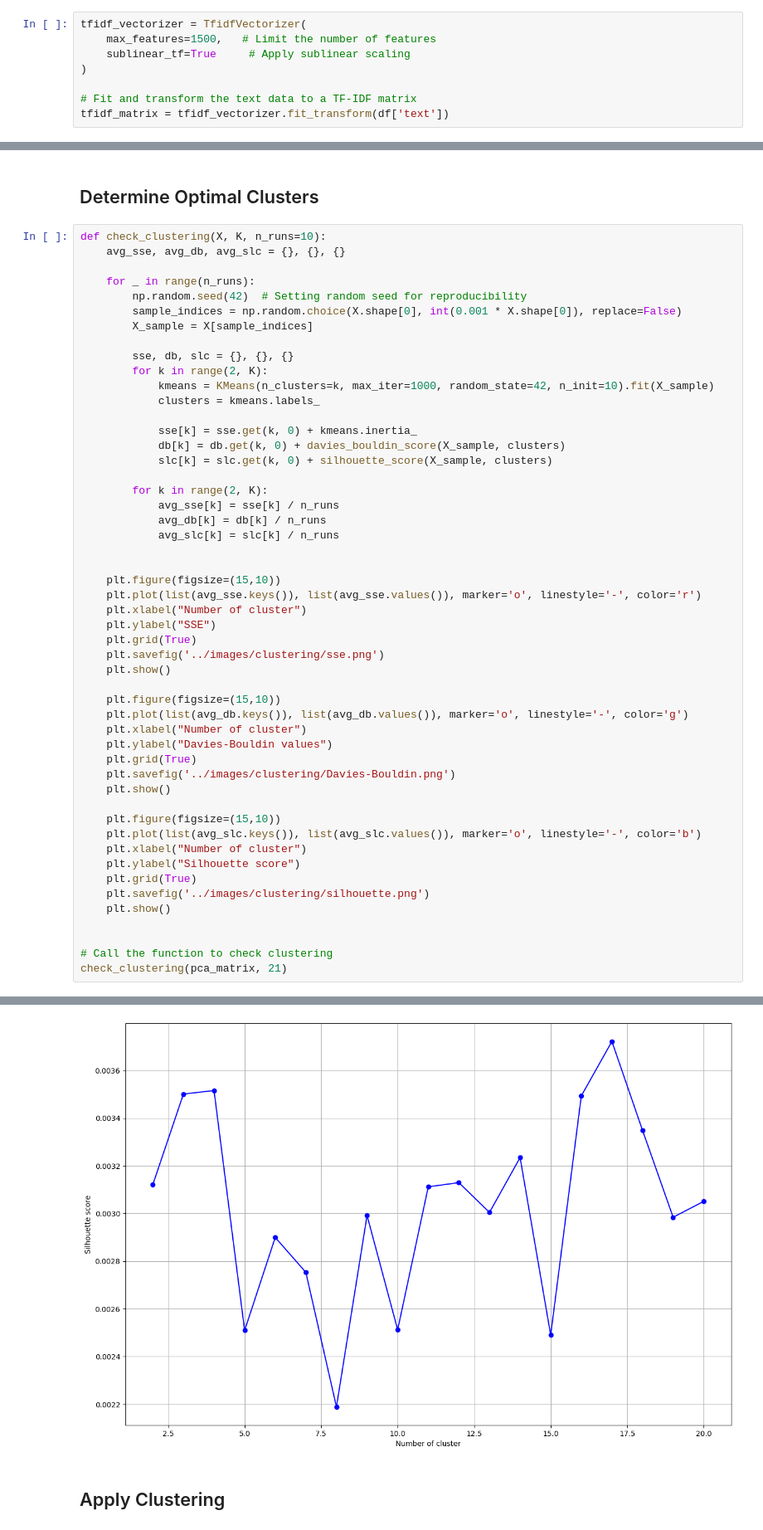
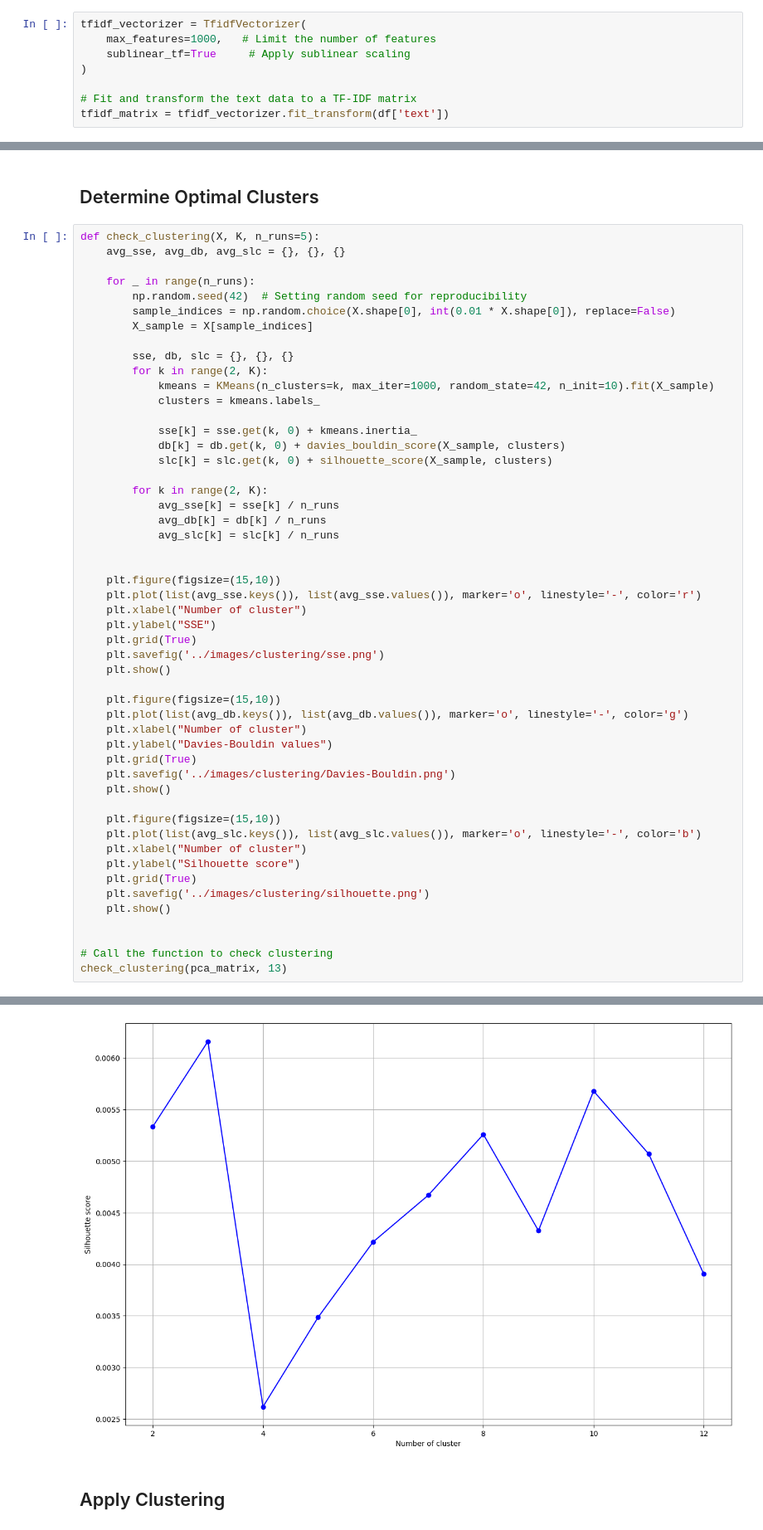
Before and after one commit to mohamadsolouki/Scientific-Trend-Analysis, a Jupyter notebook: notebooks/3- clustering.ipynb, the cells around one changed output, grey strips where cells are left out. Shown at 83% size. Cells and saved outputs as stored; diff of their text form.

```diff
--- a/notebooks/3- clustering.ipynb
+++ b/notebooks/3- clustering.ipynb
@@ -34,7 +34,7 @@ df.head()
 ## Text Vectorization
 # %%
 tfidf_vectorizer = TfidfVectorizer(
-    max_features=1500,   # Limit the number of features
+    max_features=1000,   # Limit the number of features
     sublinear_tf=True     # Apply sublinear scaling
 )
 
@@ -76,12 +74,12 @@ MemoryError: Unable to allocate 10.1 GiB for an array with shape (900887, 1500)
 # %% [markdown]
 ## Determine Optimal Clusters
 # %%
-def check_clustering(X, K, n_runs=10):
+def check_clustering(X, K, n_runs=5):
     avg_sse, avg_db, avg_slc = {}, {}, {}
 
     for _ in range(n_runs):
         np.random.seed(42)  # Setting random seed for reproducibility
-        sample_indices = np.random.choice(X.shape[0], int(0.001 * X.shape[0]), replace=False)
+        sample_indices = np.random.choice(X.shape[0], int(0.01 * X.shape[0]), replace=False)
         X_sample = X[sample_indices]
 
         sse, db, slc = {}, {}, {}
@@ -125,5 +123,5 @@ def check_clustering(X, K, n_runs=10):
 
 
 # Call the function to check clustering
-check_clustering(pca_matrix, 21)
+check_clustering(pca_matrix, 13)
 # %% [output]
@@ -137,4 +130,4 @@ Returning the number of logical cores instead. You can silence this warning by s
-[figure, old version]
+[figure, new version]
 # %% [markdown]
 ## Apply Clustering
 # %%
```
Also changed, not shown: parts of 9 cells of this notebook, 30 other files.
